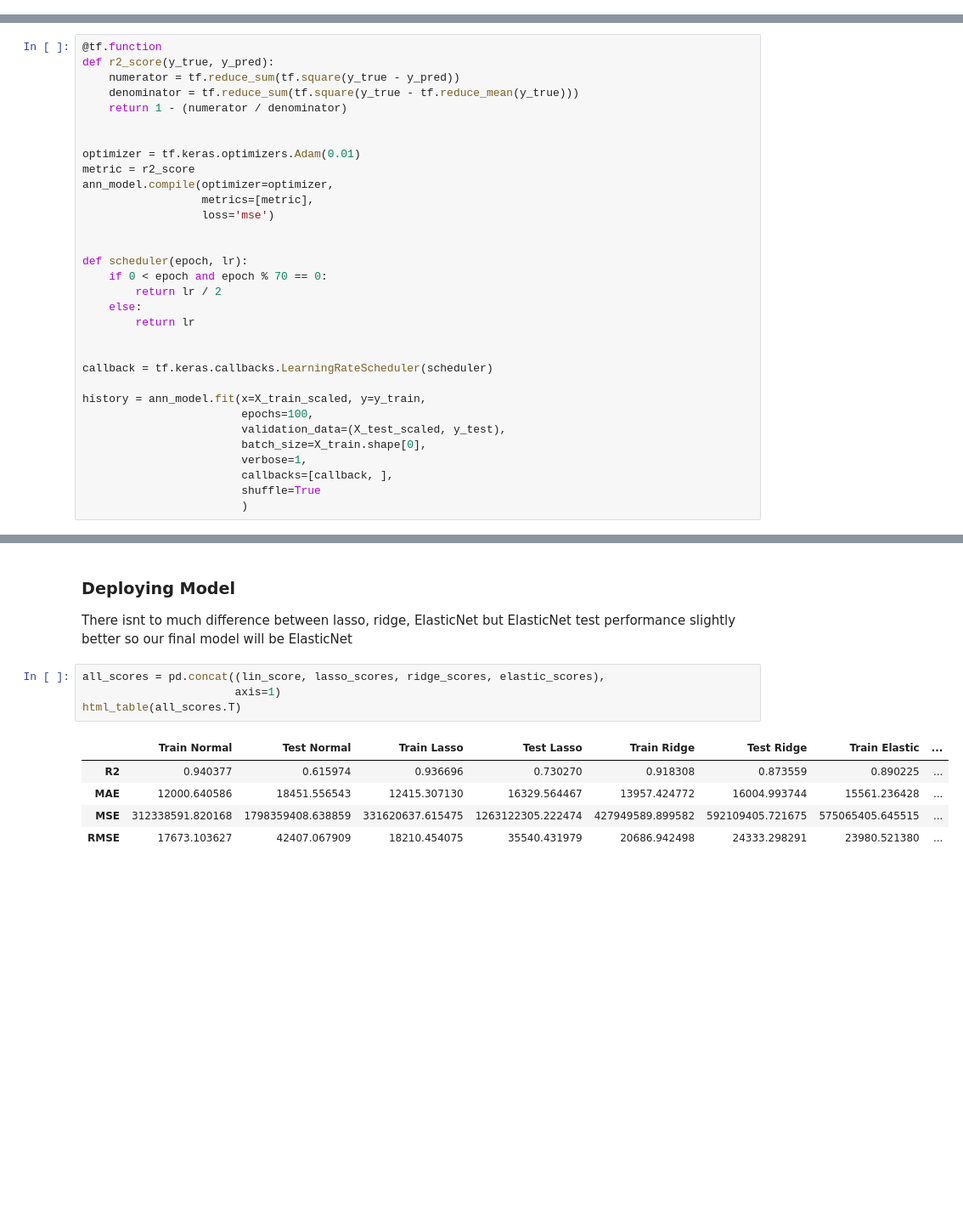
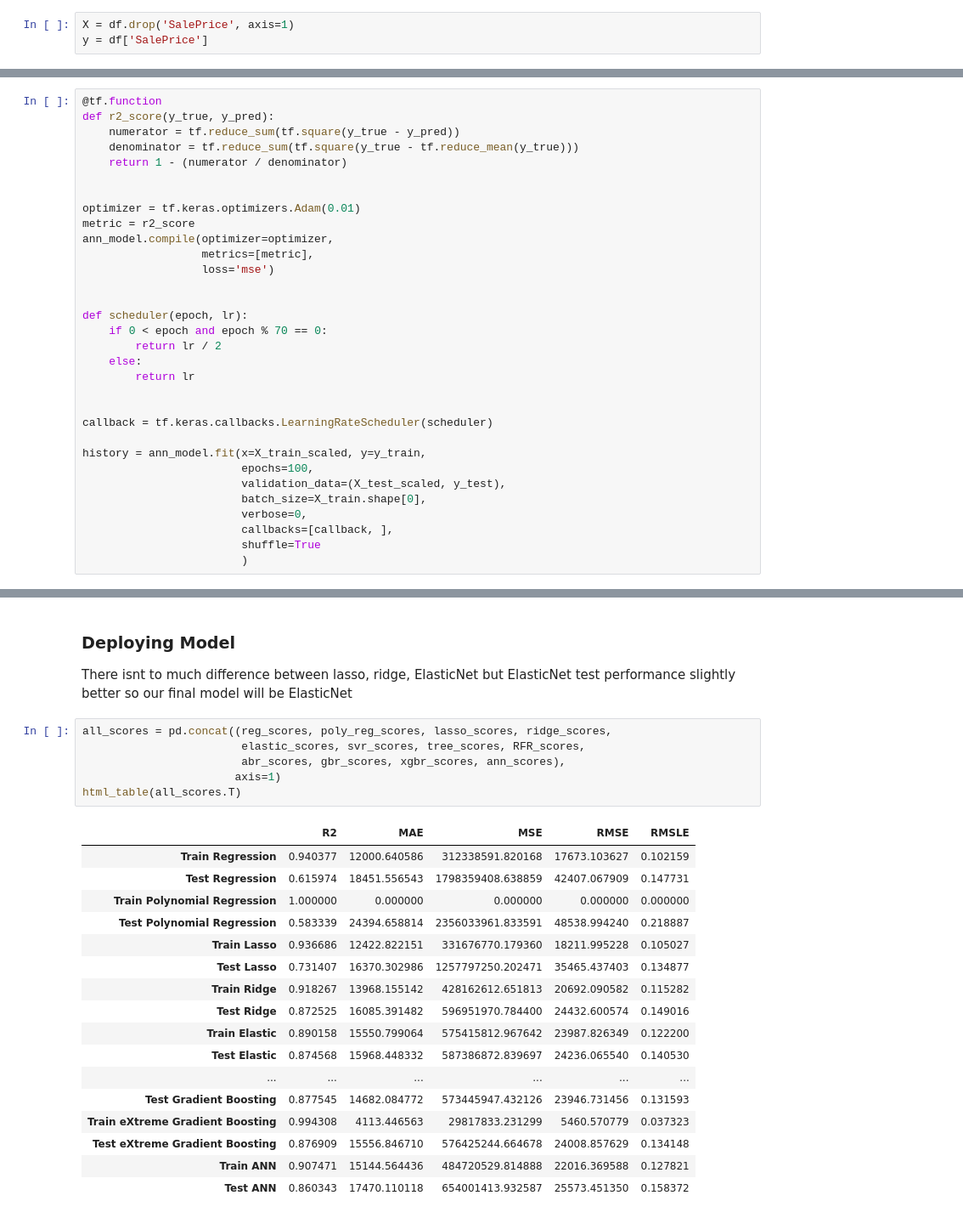
Before and after one commit to OmerSav/HousePricingRegression, a Jupyter notebook: notebooks/04-os-models-training.ipynb, the cells around one changed output, grey strips where cells are left out. Shown at 85% size. Saved outputs shown, nothing was run; the diff lists cells and outputs as text; blank space fills up the shorter version.

```diff
--- a/notebooks/04-os-models-training.ipynb
+++ b/notebooks/04-os-models-training.ipynb
@@ -52,6 +83,9 @@ df.head()
 | 3 | 60.000000 | 9550 | 7 | 5 | 1915 | 1970 | 0.000000 | 216 | ... |
 | 4 | 84.000000 | 14260 | 8 | 5 | 2000 | 2000 | 350.000000 | 655 | ... |
 5 rows × 255 columns
+# %%
+X = df.drop('SalePrice', axis=1)
+y = df['SalePrice']
 # %%
 from sklearn.model_selection import train_test_split
 
@@ -510,7 +549,7 @@ history = ann_model.fit(x=X_train_scaled, y=y_train,
                         epochs=100,
                         validation_data=(X_test_scaled, y_test),
                         batch_size=X_train.shape[0],
-                        verbose=1,
+                        verbose=0,
                         callbacks=[callback, ],
                         shuffle=True
                         )
@@ -550,12 +571,26 @@ ann_scores
 ### Deploying Model
 There isnt to much difference between lasso, ridge, ElasticNet but ElasticNet test performance slightly better so our final model will be ElasticNet
 # %%
-all_scores = pd.concat((lin_score, lasso_scores, ridge_scores, elastic_scores),
+all_scores = pd.concat((reg_scores, poly_reg_scores, lasso_scores, ridge_scores,
+                        elastic_scores, svr_scores, tree_scores, RFR_scores,
+                        abr_scores, gbr_scores, xgbr_scores, ann_scores),
                        axis=1)
 html_table(all_scores.T)
 # %% [output]
-|  | Train Normal | Test Normal | Train Lasso | Test Lasso | Train Ridge | Test Ridge | Train Elastic | ... |
-| R2 | 0.940377 | 0.615974 | 0.936696 | 0.730270 | 0.918308 | 0.873559 | 0.890225 | ... |
-| MAE | 12000.640586 | 18451.556543 | 12415.307130 | 16329.564467 | 13957.424772 | 16004.993744 | 15561.236428 | ... |
-| MSE | 312338591.820168 | 1798359408.638859 | 331620637.615475 | 1263122305.222474 | 427949589.899582 | 592109405.721675 | 575065405.645515 | ... |
-| RMSE | 17673.103627 | 42407.067909 | 18210.454075 | 35540.431979 | 20686.942498 | 24333.298291 | 23980.521380 | ... |
+|  | R2 | MAE | MSE | RMSE | RMSLE |
+| Train Regression | 0.940377 | 12000.640586 | 312338591.820168 | 17673.103627 | 0.102159 |
+| Test Regression | 0.615974 | 18451.556543 | 1798359408.638859 | 42407.067909 | 0.147731 |
+| Train Polynomial Regression | 1.000000 | 0.000000 | 0.000000 | 0.000000 | 0.000000 |
+| Test Polynomial Regression | 0.583339 | 24394.658814 | 2356033961.833591 | 48538.994240 | 0.218887 |
+| Train Lasso | 0.936686 | 12422.822151 | 331676770.179360 | 18211.995228 | 0.105027 |
+| Test Lasso | 0.731407 | 16370.302986 | 1257797250.202471 | 35465.437403 | 0.134877 |
+| Train Ridge | 0.918267 | 13968.155142 | 428162612.651813 | 20692.090582 | 0.115282 |
+| Test Ridge | 0.872525 | 16085.391482 | 596951970.784400 | 24432.600574 | 0.149016 |
+| Train Elastic | 0.890158 | 15550.799064 | 575415812.967642 | 23987.826349 | 0.122200 |
+| Test Elastic | 0.874568 | 15968.448332 | 587386872.839697 | 24236.065540 | 0.140530 |
+| ... | ... | ... | ... | ... | ... |
+| Test Gradient Boosting | 0.877545 | 14682.084772 | 573445947.432126 | 23946.731456 | 0.131593 |
+| Train eXtreme Gradient Boosting | 0.994308 | 4113.446563 | 29817833.231299 | 5460.570779 | 0.037323 |
+| Test eXtreme Gradient Boosting | 0.876909 | 15556.846710 | 576425244.664678 | 24008.857629 | 0.134148 |
+| Train ANN | 0.907471 | 15144.564436 | 484720529.814888 | 22016.369588 | 0.127821 |
+| Test ANN | 0.860343 | 17470.110118 | 654001413.932587 | 25573.451350 | 0.158372 |
```
Also changed, not shown: parts of 19 cells of this notebook, 17 other files.
